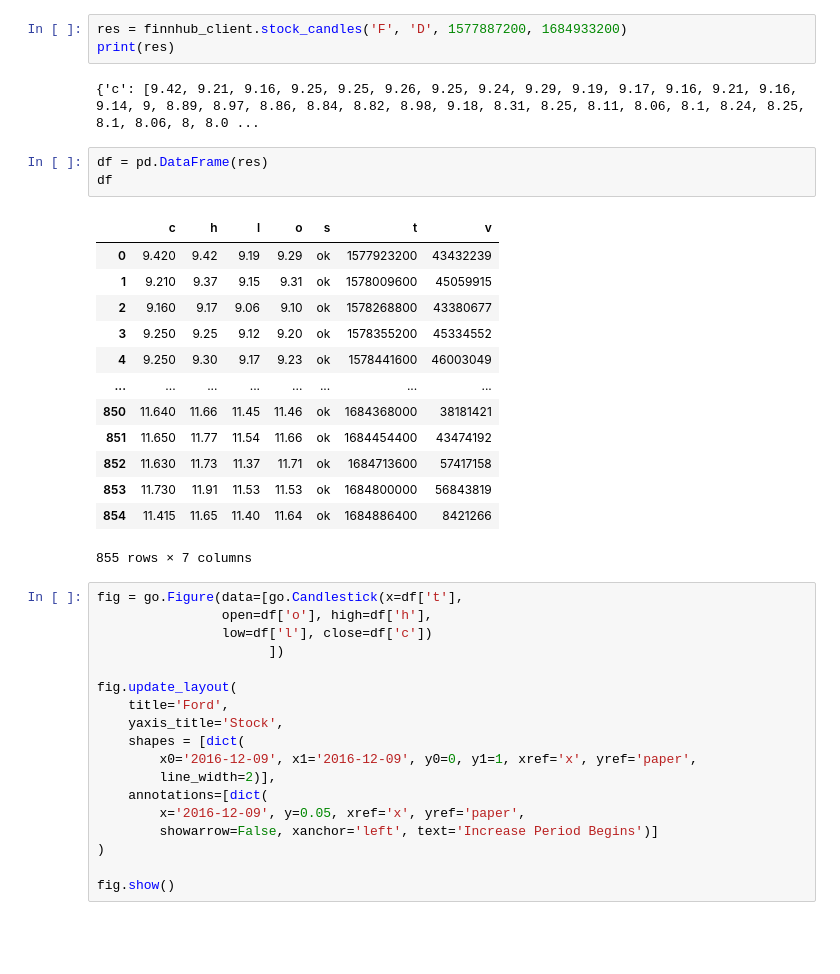
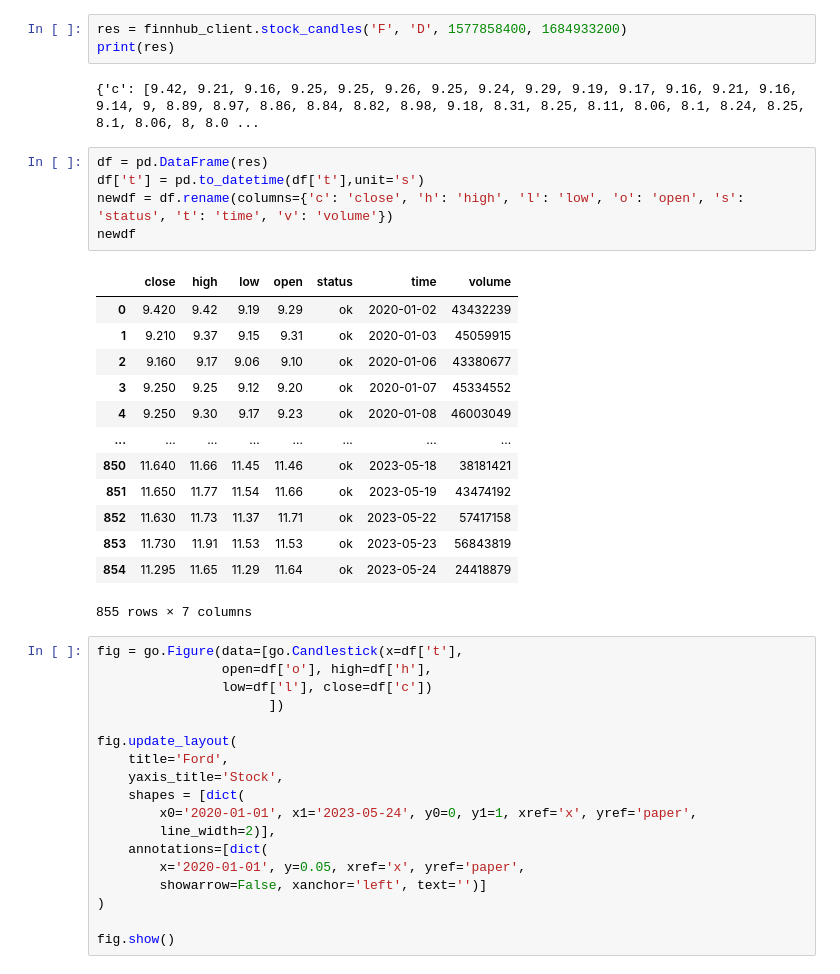
Before and after one commit to FreeBogone/StockTracker, a Jupyter notebook: StockAPI.ipynb, the cells around one changed output. Saved outputs shown, nothing was run; the diff lists cells and outputs as text; blank space fills up the shorter version.

```diff
--- a/StockAPI.ipynb
+++ b/StockAPI.ipynb
@@ -9,27 +9,29 @@ import plotly.graph_objects as go
 # %%
 finnhub_client = finnhub.Client(api_key="chn0td1r01qsjpubbivgchn0td1r01qsjpubbj00")
 # %%
-res = finnhub_client.stock_candles('F', 'D', 1577887200, 1684933200)
+res = finnhub_client.stock_candles('F', 'D', 1577858400, 1684933200)
 print(res)
 # %% [output]
 {'c': [9.42, 9.21, 9.16, 9.25, 9.25, 9.26, 9.25, 9.24, 9.29, 9.19, 9.17, 9.16, 9.21, 9.16, 9.14, 9, 8.89, 8.97, 8.86, 8.84, 8.82, 8.98, 9.18, 8.31, 8.25, 8.11, 8.06, 8.1, 8.24, 8.25, 8.1, 8.06, 8, 8.0 ...
-# %%
-df = pd.DataFrame(res)
-df
-# %% [output]
-|  | c | h | l | o | s | t | v |
-| 0 | 9.420 | 9.42 | 9.19 | 9.29 | ok | 1577923200 | 43432239 |
-| 1 | 9.210 | 9.37 | 9.15 | 9.31 | ok | 1578009600 | 45059915 |
-| 2 | 9.160 | 9.17 | 9.06 | 9.10 | ok | 1578268800 | 43380677 |
-| 3 | 9.250 | 9.25 | 9.12 | 9.20 | ok | 1578355200 | 45334552 |
-| 4 | 9.250 | 9.30 | 9.17 | 9.23 | ok | 1578441600 | 46003049 |
-| ... | ... | ... | ... | ... | ... | ... | ... |
-| 850 | 11.640 | 11.66 | 11.45 | 11.46 | ok | 1684368000 | 38181421 |
-| 851 | 11.650 | 11.77 | 11.54 | 11.66 | ok | 1684454400 | 43474192 |
-| 852 | 11.630 | 11.73 | 11.37 | 11.71 | ok | 1684713600 | 57417158 |
-| 853 | 11.730 | 11.91 | 11.53 | 11.53 | ok | 1684800000 | 56843819 |
-| 854 | 11.415 | 11.65 | 11.40 | 11.64 | ok | 1684886400 | 8421266 |
-855 rows × 7 columns
+# %%
+df = pd.DataFrame(res)
+df['t'] = pd.to_datetime(df['t'],unit='s')
+newdf = df.rename(columns={'c': 'close', 'h': 'high', 'l': 'low', 'o': 'open', 's': 'status', 't': 'time', 'v': 'volume'})
+newdf
+# %% [output]
+|  | close | high | low | open | status | time | volume |
+| 0 | 9.420 | 9.42 | 9.19 | 9.29 | ok | 2020-01-02 | 43432239 |
+| 1 | 9.210 | 9.37 | 9.15 | 9.31 | ok | 2020-01-03 | 45059915 |
+| 2 | 9.160 | 9.17 | 9.06 | 9.10 | ok | 2020-01-06 | 43380677 |
+| 3 | 9.250 | 9.25 | 9.12 | 9.20 | ok | 2020-01-07 | 45334552 |
+| 4 | 9.250 | 9.30 | 9.17 | 9.23 | ok | 2020-01-08 | 46003049 |
+| ... | ... | ... | ... | ... | ... | ... | ... |
+| 850 | 11.640 | 11.66 | 11.45 | 11.46 | ok | 2023-05-18 | 38181421 |
+| 851 | 11.650 | 11.77 | 11.54 | 11.66 | ok | 2023-05-19 | 43474192 |
+| 852 | 11.630 | 11.73 | 11.37 | 11.71 | ok | 2023-05-22 | 57417158 |
+| 853 | 11.730 | 11.91 | 11.53 | 11.53 | ok | 2023-05-23 | 56843819 |
+| 854 | 11.295 | 11.65 | 11.29 | 11.64 | ok | 2023-05-24 | 24418879 |
+855 rows × 7 columns
 # %%
 fig = go.Figure(data=[go.Candlestick(x=df['t'],
                 open=df['o'], high=df['h'],
@@ -40,11 +42,11 @@ fig.update_layout(
     title='Ford',
     yaxis_title='Stock',
     shapes = [dict(
-        x0='2016-12-09', x1='2016-12-09', y0=0, y1=1, xref='x', yref='paper',
+        x0='2020-01-01', x1='2023-05-24', y0=0, y1=1, xref='x', yref='paper',
         line_width=2)],
     annotations=[dict(
-        x='2016-12-09', y=0.05, xref='x', yref='paper',
-        showarrow=False, xanchor='left', text='Increase Period Begins')]
+        x='2020-01-01', y=0.05, xref='x', yref='paper',
+        showarrow=False, xanchor='left', text='')]
 )
 
 fig.show()
```
Also changed, not shown: parts of 2 cells of this notebook.
